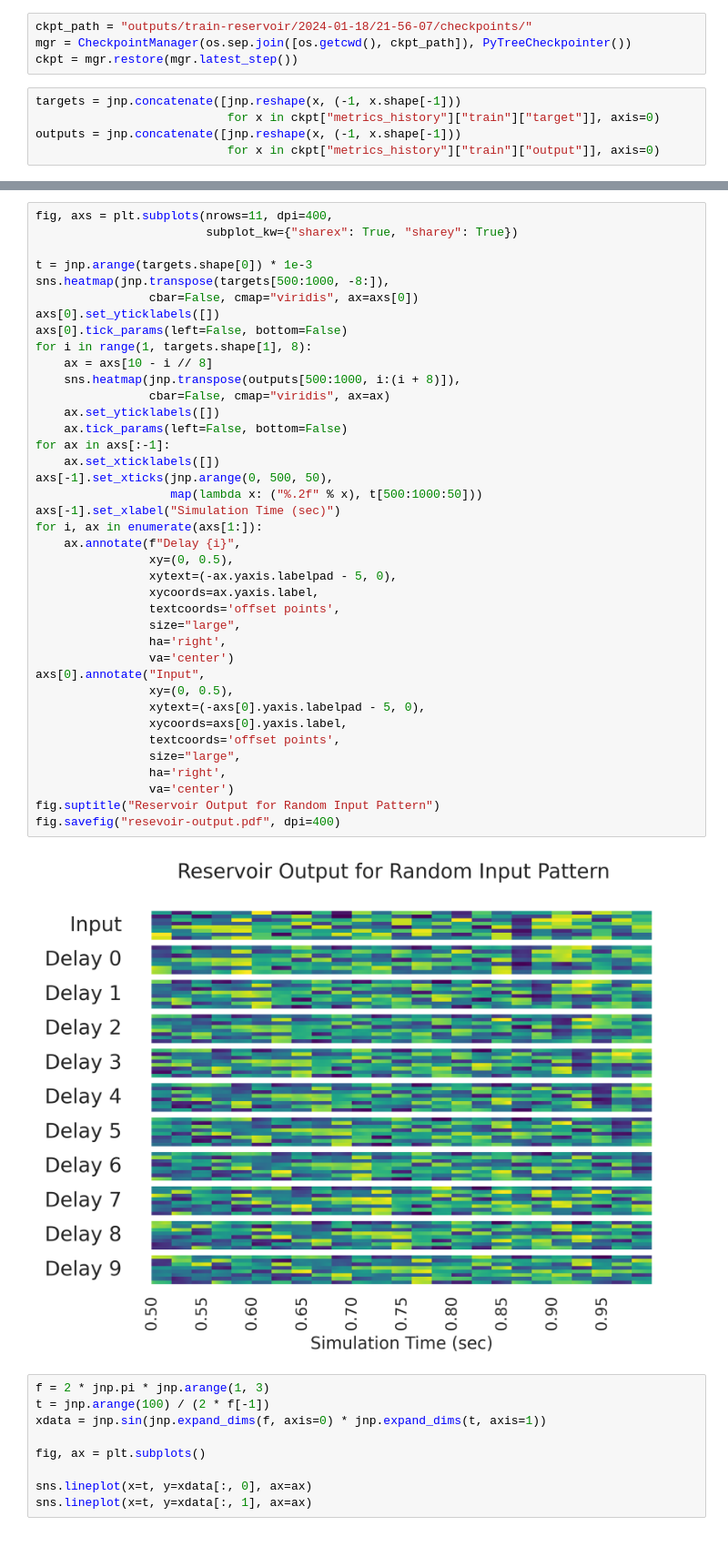
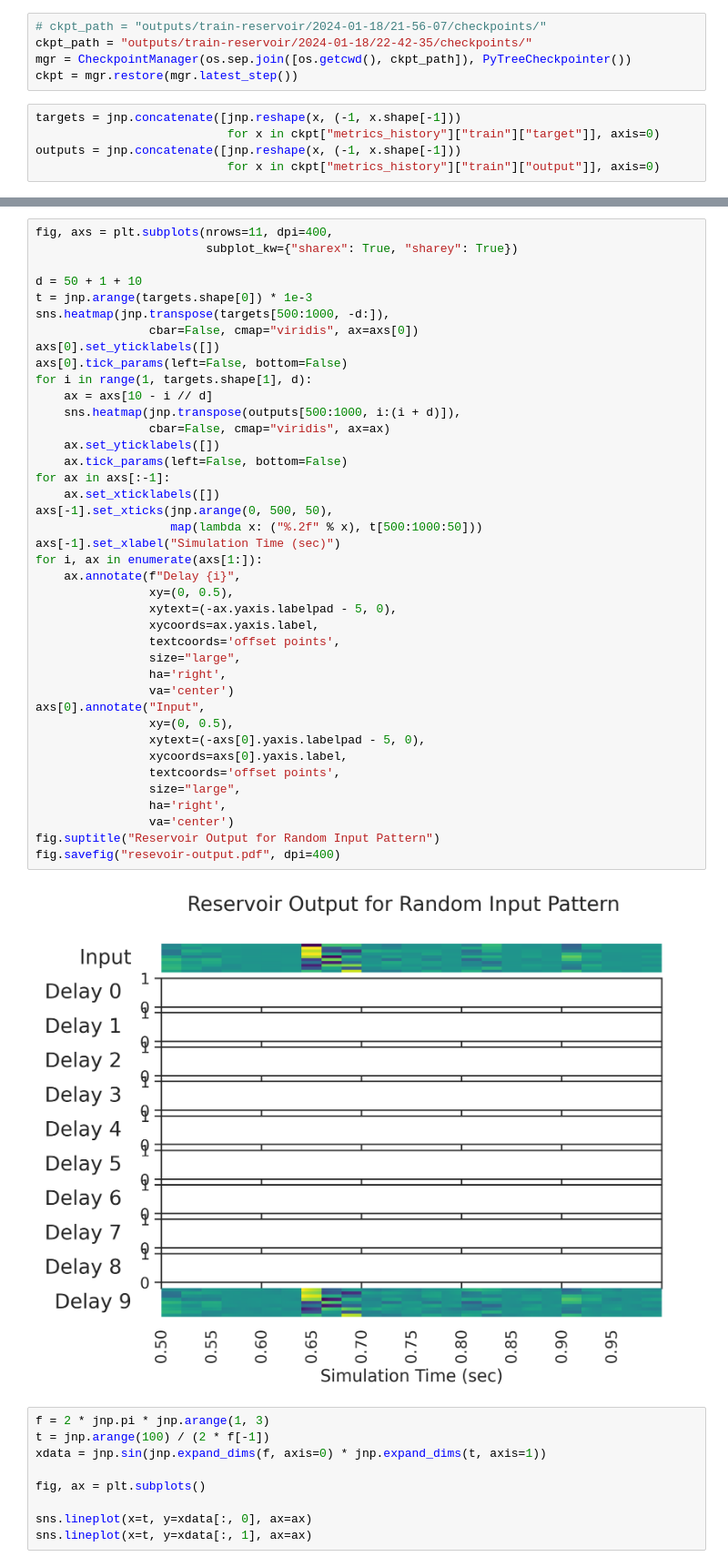
Before and after one commit to darsnack/biological-hsic, a Jupyter notebook: plotting.ipynb, the cells around one changed output, grey strips where cells are left out. Shown at 91% size. Cells and saved outputs as stored; diff of their text form.

```diff
--- a/plotting.ipynb
+++ b/plotting.ipynb
@@ -11,7 +11,8 @@ sns.set_theme(context="paper",
               style="ticks",
               palette="colorblind")
 # %%
-ckpt_path = "outputs/train-reservoir/2024-01-18/21-56-07/checkpoints/"
+# ckpt_path = "outputs/train-reservoir/2024-01-18/21-56-07/checkpoints/"
+ckpt_path = "outputs/train-reservoir/2024-01-18/22-42-35/checkpoints/"
 mgr = CheckpointManager(os.sep.join([os.getcwd(), ckpt_path]), PyTreeCheckpointer())
 ckpt = mgr.restore(mgr.latest_step())
 # %%
@@ -23,43 +63,44 @@ outputs = jnp.concatenate([jnp.reshape(x, (-1, x.shape[-1]))
 fig, axs = plt.subplots(nrows=11, dpi=400,
                         subplot_kw={"sharex": True, "sharey": True})
 
+d = 50 + 1 + 10
 t = jnp.arange(targets.shape[0]) * 1e-3
-sns.heatmap(jnp.transpose(targets[500:1000, -8:]),
+sns.heatmap(jnp.transpose(targets[500:1000, -d:]),
                 cbar=False, cmap="viridis", ax=axs[0])
 axs[0].set_yticklabels([])
 axs[0].tick_params(left=False, bottom=False)
-for i in range(1, targets.shape[1], 8):
-    ax = axs[10 - i // 8]
-    sns.heatmap(jnp.transpose(outputs[500:1000, i:(i + 8)]),
+for i in range(1, targets.shape[1], d):
+    ax = axs[10 - i // d]
+    sns.heatmap(jnp.transpose(outputs[500:1000, i:(i + d)]),
                 cbar=False, cmap="viridis", ax=ax)
     ax.set_yticklabels([])
     ax.tick_params(left=False, bottom=False)
 for ax in axs[:-1]:
     ax.set_xticklabels([])
 axs[-1].set_xticks(jnp.arange(0, 500, 50),
                    map(lambda x: ("%.2f" % x), t[500:1000:50]))
 axs[-1].set_xlabel("Simulation Time (sec)")
 for i, ax in enumerate(axs[1:]):
     ax.annotate(f"Delay {i}",
                 xy=(0, 0.5),
                 xytext=(-ax.yaxis.labelpad - 5, 0),
                 xycoords=ax.yaxis.label,
                 textcoords='offset points',
                 size="large",
                 ha='right',
                 va='center')
 axs[0].annotate("Input",
                 xy=(0, 0.5),
                 xytext=(-axs[0].yaxis.labelpad - 5, 0),
                 xycoords=axs[0].yaxis.label,
                 textcoords='offset points',
                 size="large",
                 ha='right',
                 va='center')
 fig.suptitle("Reservoir Output for Random Input Pattern")
 fig.savefig("resevoir-output.pdf", dpi=400)
 # %% [output]
-[figure, old version]
+[figure, new version]
 # %%
 f = 2 * jnp.pi * jnp.arange(1, 3)
 t = jnp.arange(100) / (2 * f[-1])
```
Also changed, not shown: parts of 1 cell of this notebook, 14 other files.
